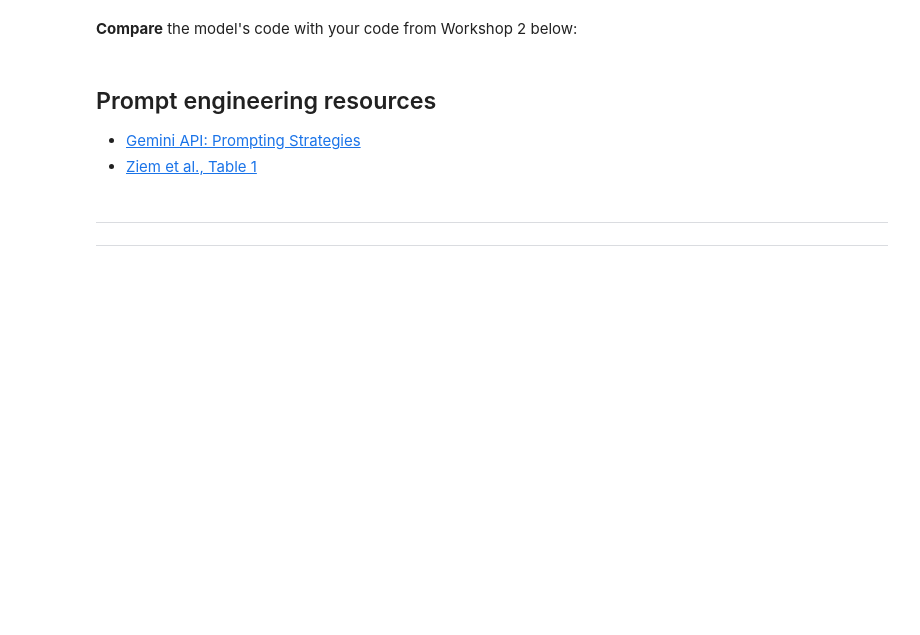
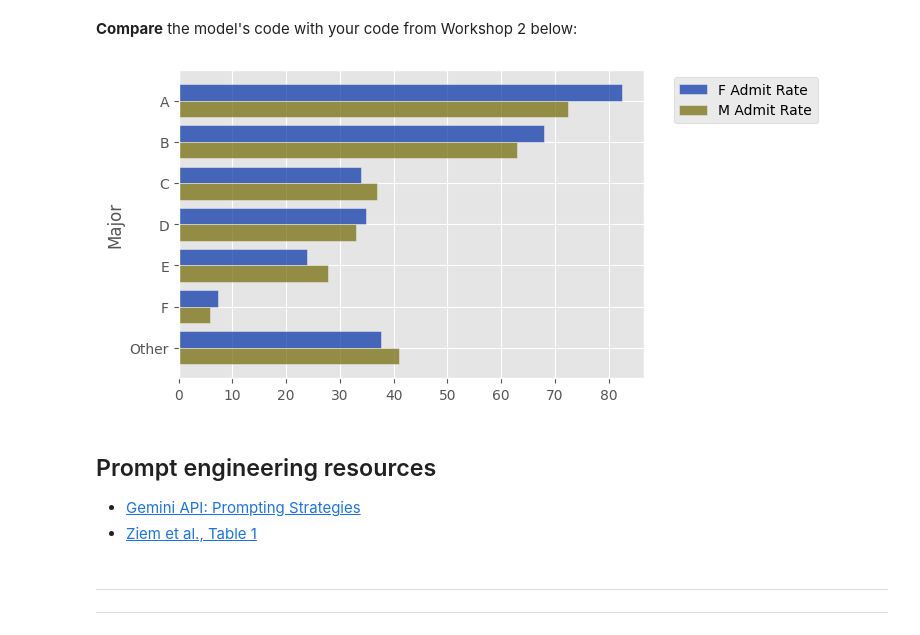
Before and after one commit to dubois-ctds/dubois-ctds.github.io, a Jupyter notebook: symposium/curriculum03/lab03_ai_blank.ipynb, the cells around one changed output. Cells and saved outputs as stored; diff of their text form; code cells hidden in the pictures; blank space fills up the shorter version.

```diff
--- a/symposium/curriculum03/lab03_ai_blank.ipynb
+++ b/symposium/curriculum03/lab03_ai_blank.ipynb
@@ -208,0 +225,13 @@ In Workshop 2: Visualization, you created a `num_applicant` table that shows the
+# %%
+#Run this cell to create the admit_by_dept_rate table. Do not edit this cell.
+admit_by_dept = cal_data.where("Admission", "Admitted").pivot('Gender', 'Major')
+count_by_dept = cal_data.pivot('Gender', 'Major')
+
+admit_f_by_dept_rate = admit_by_dept.column("F")/count_by_dept.column("F") * 100
+admit_m_by_dept_rate = admit_by_dept.column("M")/count_by_dept.column("M") * 100
+
+admit_by_dept_rate = Table().with_columns(
+                        "Major", admit_by_dept.column("Major"),
+                        "F Admit Rate", admit_f_by_dept_rate,
+                        "M Admit Rate", admit_m_by_dept_rate)
+admit_by_dept_rate
@@ -319,9 +556,9 @@ print(response.text)
 # %% [markdown]
 **Compare** the model's code with your code from Workshop 2 below:
 # %%
-num_applicants = cal_data.group(['Major', 'Gender']).pivot('Gender', 'Major', collect=np.sum, values='count')
-num_applicants = num_applicants.relabeled(['F', 'M'], ['F Application Count', 'M Application Count'])
-num_applicants.bar("Major")
+admit_by_dept_rate.barh("Major")
+# %% [output]
+[figure, added]
 # %% [markdown]
 ## Prompt engineering resources
 
```
Also changed, not shown: parts of 18 cells of this notebook, 2 other files.
